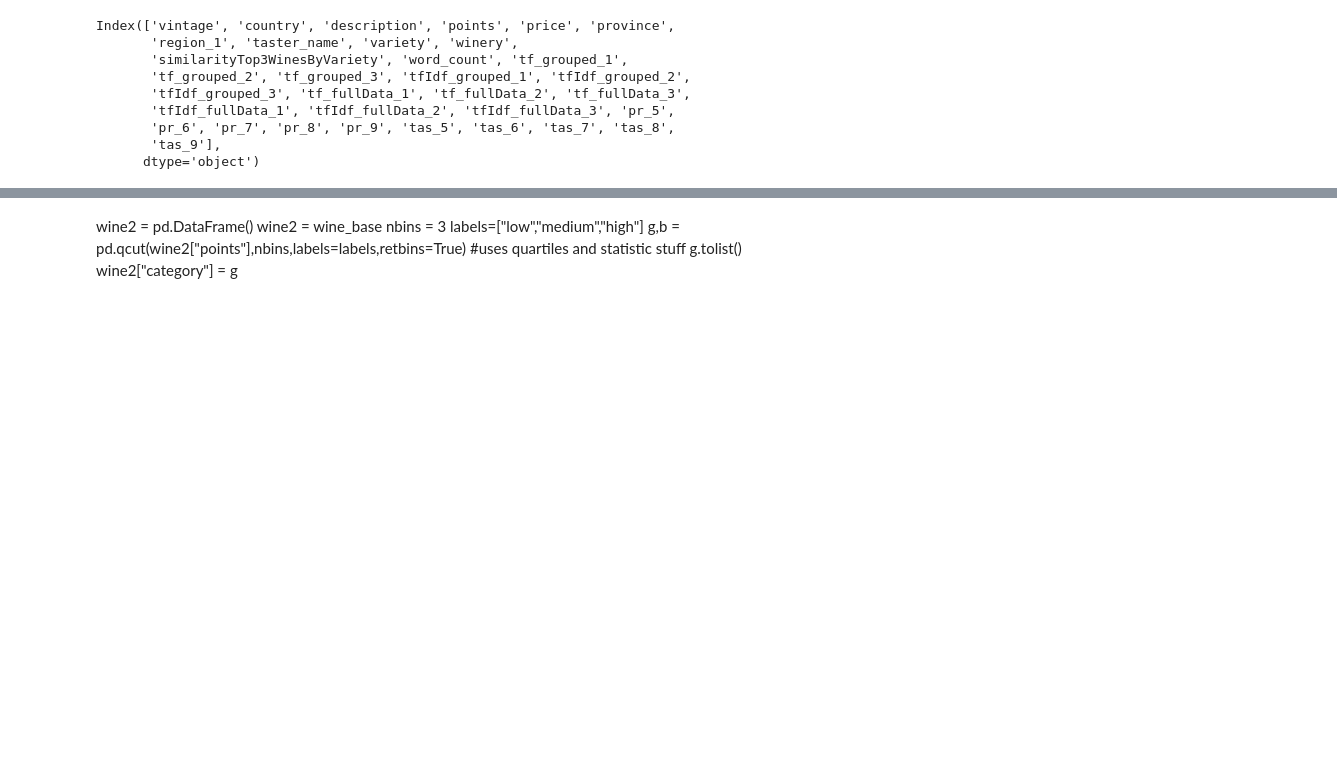
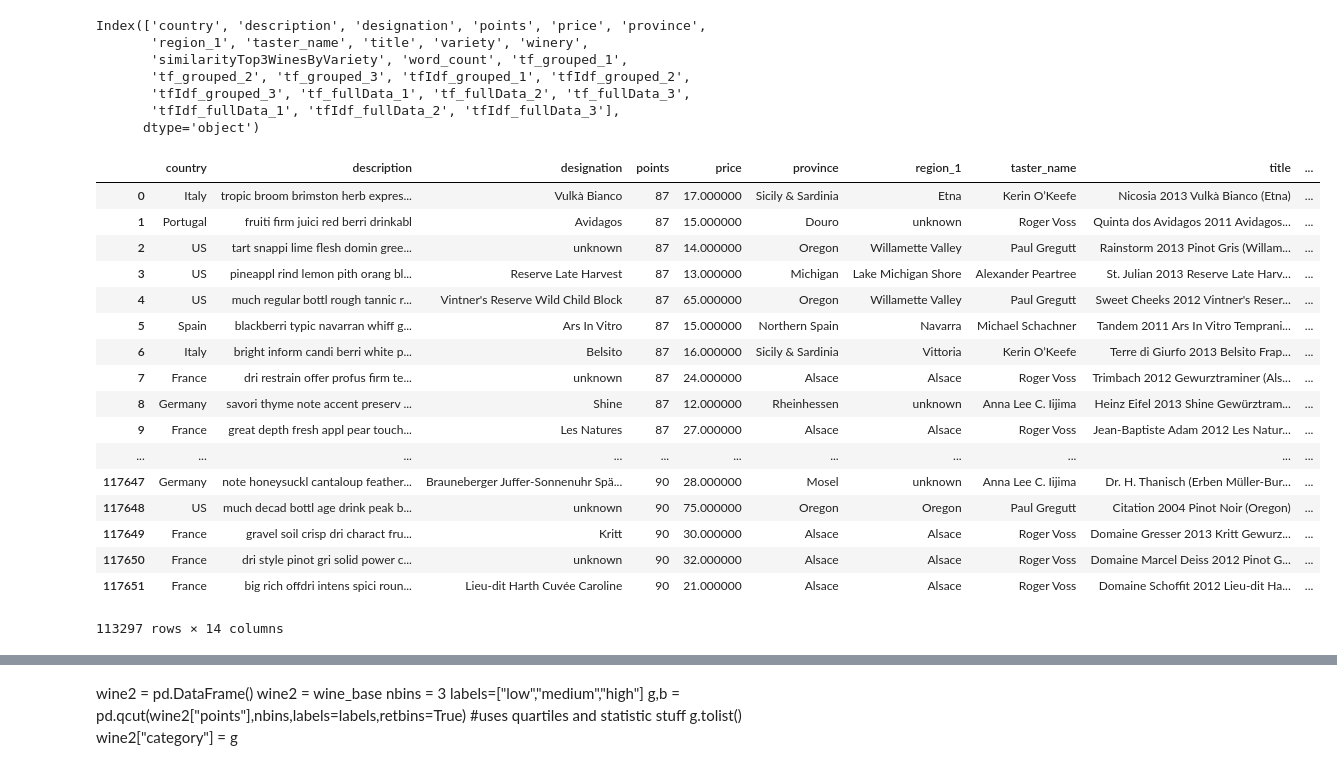
Before and after one commit to Gneur11/bdaFinalMIo, a Jupyter notebook: ClassifierAnalysis.ipynb, the cells around one changed output, grey strips where cells are left out. Cells and saved outputs as stored; diff of their text form; code cells hidden in the pictures; blank space fills up the shorter version.

```diff
--- a/ClassifierAnalysis.ipynb
+++ b/ClassifierAnalysis.ipynb
@@ -21,17 +23,15 @@ from scipy.sparse import hstack
 from pandas.tools.plotting import parallel_coordinates
 from math import pi
 # %%
-wine_base = pd.read_csv("Our_dataset/StemmedWord2vecTop3_parsed_weather_labeled.csv", index_col=0)
+wine_base = pd.read_csv("Our_dataset/StemmedWord2vecTop3_parsed.csv", index_col=0)
 wine_base = wine_base.reset_index()
 wine_base= wine_base[pd.notnull(wine_base['description'])]
 wine_base.columns
 # %% [output]
-Index(['vintage', 'country', 'description', 'points', 'price', 'province',
-       'region_1', 'taster_name', 'variety', 'winery',
+Index(['country', 'description', 'designation', 'points', 'price', 'province',
+       'region_1', 'taster_name', 'title', 'variety', 'winery',
        'similarityTop3WinesByVariety', 'word_count', 'tf_grouped_1',
        'tf_grouped_2', 'tf_grouped_3', 'tfIdf_grouped_1', 'tfIdf_grouped_2',
        'tfIdf_grouped_3', 'tf_fullData_1', 'tf_fullData_2', 'tf_fullData_3',
-       'tfIdf_fullData_1', 'tfIdf_fullData_2', 'tfIdf_fullData_3', 'pr_5',
-       'pr_6', 'pr_7', 'pr_8', 'pr_9', 'tas_5', 'tas_6', 'tas_7', 'tas_8',
-       'tas_9'],
+       'tfIdf_fullData_1', 'tfIdf_fullData_2', 'tfIdf_fullData_3'],
       dtype='object')
@@ -37,0 +42,61 @@ Index(['vintage', 'country', 'description', 'points', 'price', 'province',
+# %%
+import re
+def get_vintage(df):
+    pattern = r"\d{4}"
+    vintages = []
+    for elem in df.title:
+        match = re.findall(pattern,elem)
+        year = 0
+        if len(match)>1:
+            y= int(match[0])
+            if y <1952:
+                year = 0
+            elif y==3000:
+                year == 2009
+            elif y == 7200:
+                year = int(match[1])
+            else:
+                year= y
+        elif len(match)==1:
+            y= int(match[0])
+            if y <1952:
+                year = 0
+            elif y==3000:
+                year == 2009
+            elif year == 7200:
+                year = 0
+            else:
+                year = y
+        else:
+            year = 0
+        vintages.append(year)
+
+    se = pd.Series(vintages)
+    df['vintage']=se.values
+    df.drop('title',axis=1)
+    return df
+
+wine_base = get_vintage(wine_base)
+#drop reviwe of wine with ventage =0
+wine_base = wine_base[wine_base.vintage != 0]
+# %%
+wine_base
+# %% [output]
+|  | country | description | designation | points | price | province | region_1 | taster_name | title | ... |
+| 0 | Italy | tropic broom brimston herb expres... | Vulkà Bianco | 87 | 17.000000 | Sicily & Sardinia | Etna | Kerin O’Keefe | Nicosia 2013 Vulkà Bianco (Etna) | ... |
+| 1 | Portugal | fruiti firm juici red berri drinkabl | Avidagos | 87 | 15.000000 | Douro | unknown | Roger Voss | Quinta dos Avidagos 2011 Avidagos... | ... |
+| 2 | US | tart snappi lime flesh domin gree... | unknown | 87 | 14.000000 | Oregon | Willamette Valley | Paul Gregutt | Rainstorm 2013 Pinot Gris (Willam... | ... |
+| 3 | US | pineappl rind lemon pith orang bl... | Reserve Late Harvest | 87 | 13.000000 | Michigan | Lake Michigan Shore | Alexander Peartree | St. Julian 2013 Reserve Late Harv... | ... |
+| 4 | US | much regular bottl rough tannic r... | Vintner's Reserve Wild Child Block | 87 | 65.000000 | Oregon | Willamette Valley | Paul Gregutt | Sweet Cheeks 2012 Vintner's Reser... | ... |
+| 5 | Spain | blackberri typic navarran whiff g... | Ars In Vitro | 87 | 15.000000 | Northern Spain | Navarra | Michael Schachner | Tandem 2011 Ars In Vitro Temprani... | ... |
+| 6 | Italy | bright inform candi berri white p... | Belsito | 87 | 16.000000 | Sicily & Sardinia | Vittoria | Kerin O’Keefe | Terre di Giurfo 2013 Belsito Frap... | ... |
+| 7 | France | dri restrain offer profus firm te... | unknown | 87 | 24.000000 | Alsace | Alsace | Roger Voss | Trimbach 2012 Gewurztraminer (Als... | ... |
+| 8 | Germany | savori thyme note accent preserv ... | Shine | 87 | 12.000000 | Rheinhessen | unknown | Anna Lee C. Iijima | Heinz Eifel 2013 Shine Gewürztram... | ... |
+| 9 | France | great depth fresh appl pear touch... | Les Natures | 87 | 27.000000 | Alsace | Alsace | Roger Voss | Jean-Baptiste Adam 2012 Les Natur... | ... |
+| ... | ... | ... | ... | ... | ... | ... | ... | ... | ... | ... |
+| 117647 | Germany | note honeysuckl cantaloup feather... | Brauneberger Juffer-Sonnenuhr Spä... | 90 | 28.000000 | Mosel | unknown | Anna Lee C. Iijima | Dr. H. Thanisch (Erben Müller-Bur... | ... |
+| 117648 | US | much decad bottl age drink peak b... | unknown | 90 | 75.000000 | Oregon | Oregon | Paul Gregutt | Citation 2004 Pinot Noir (Oregon) | ... |
+| 117649 | France | gravel soil crisp dri charact fru... | Kritt | 90 | 30.000000 | Alsace | Alsace | Roger Voss | Domaine Gresser 2013 Kritt Gewurz... | ... |
+| 117650 | France | dri style pinot gri solid power c... | unknown | 90 | 32.000000 | Alsace | Alsace | Roger Voss | Domaine Marcel Deiss 2012 Pinot G... | ... |
+| 117651 | France | big rich offdri intens spici roun... | Lieu-dit Harth Cuvée Caroline | 90 | 21.000000 | Alsace | Alsace | Roger Voss | Domaine Schoffit 2012 Lieu-dit Ha... | ... |
+113297 rows × 14 columns
```
Also changed, not shown: parts of 51 cells of this notebook.
